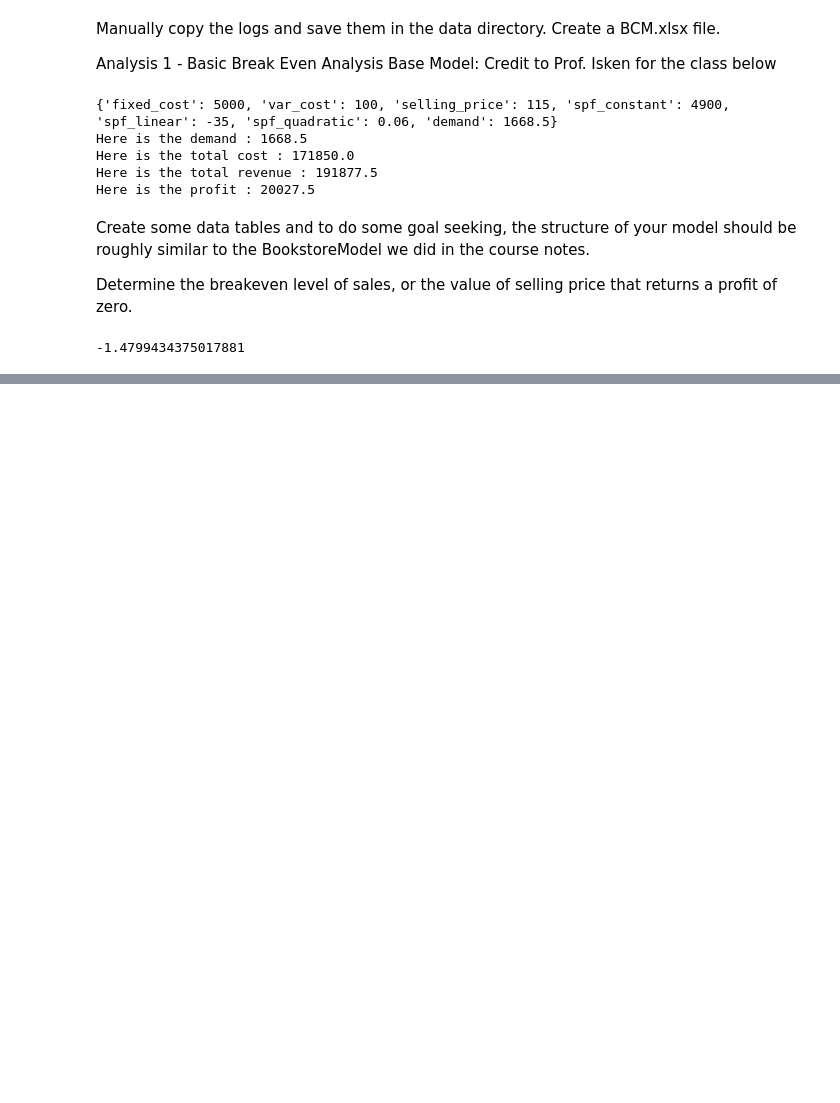
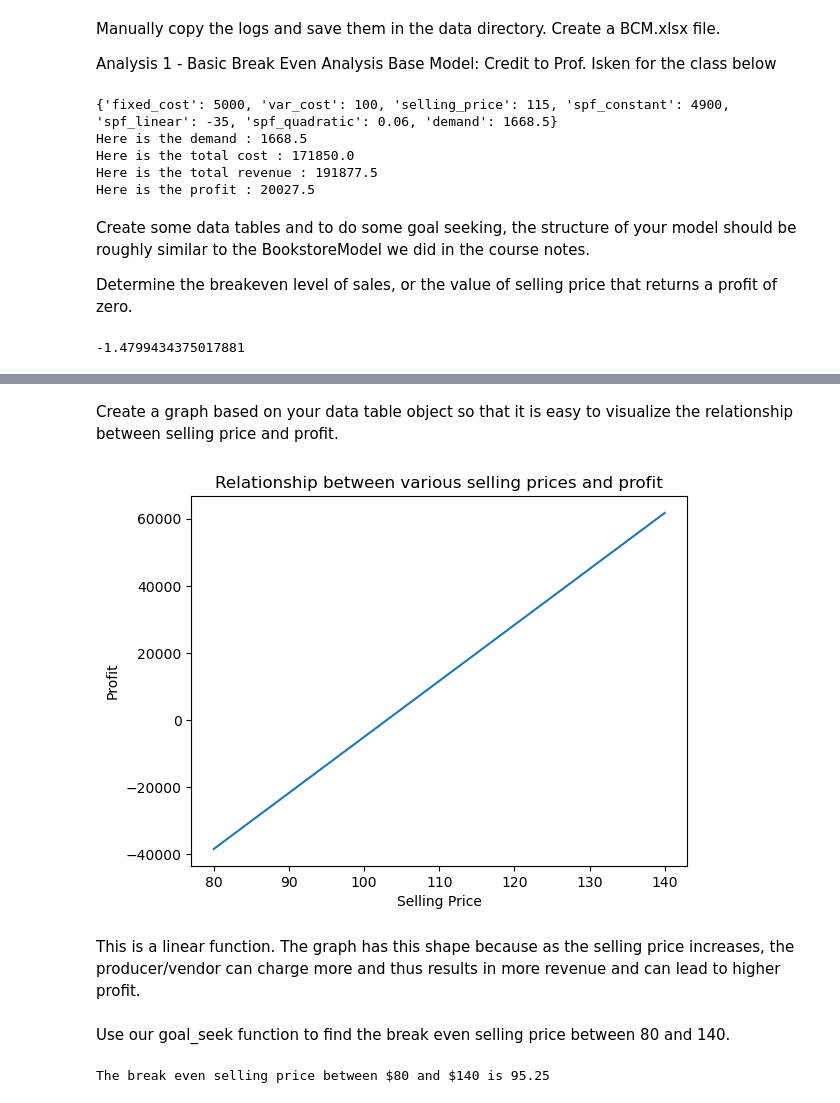
Before and after one commit to ajaygill2020/gill_hw2, a Jupyter notebook: gill_hw2_problem1.ipynb, the cells around one changed output, grey strips where cells are left out. Cells and saved outputs as stored; diff of their text form; code cells hidden in the pictures; blank space fills up the shorter version.

```diff
--- a/gill_hw2_problem1.ipynb
+++ b/gill_hw2_problem1.ipynb
@@ -89,0 +95,16 @@ model.data_table()
+# %%
+model.selling_price = np.arange(80, 141, 10)
+print(model.selling_price)
+
+profit_array = model.profit()
+print(profit_array)
+
+inputs = {
+    'selling_price': np.arange(80, 141, 10)
+}
+
+outputs = {
+    'profit': profit_array,
+}
+
+model.data_table(inputs, outputs)
@@ -89,0 +122,30 @@ model.data_table()
+# %% [markdown]
+Create a graph based on your data table object so that it is easy to visualize the relationship between selling price and profit.
+# %%
+x = model.selling_price # X-axis
+y = profit_array # Y-axis
+
+# Plotting the points
+plt.plot(x, y)
+
+# naming the x axis
+plt.xlabel('Selling Price')
+# naming the y axis
+plt.ylabel('Profit')
+
+# giving a title to my graph
+plt.title('Relationship between various selling prices and profit')
+
+# function to show the plot
+plt.show()
+# %% [output]
+[figure, added]
+# %% [markdown]
+This is a linear function. The graph has this shape because as the selling price increases, the producer/vendor can charge more and thus results in more revenue and can lead to higher profit.
+# %% [markdown]
+Use our goal_seek function to find the break even selling price between 80 and 140.
+# %%
+break_even_price = model.goal_seek('profit', 0, 'selling_price', 80, 141, 1)
+print(f'The break even selling price between $80 and $140 is {break_even_price}')
+# %% [output]
+The break even selling price between $80 and $140 is 95.25
```
Also changed, not shown: parts of 13 cells of this notebook.
